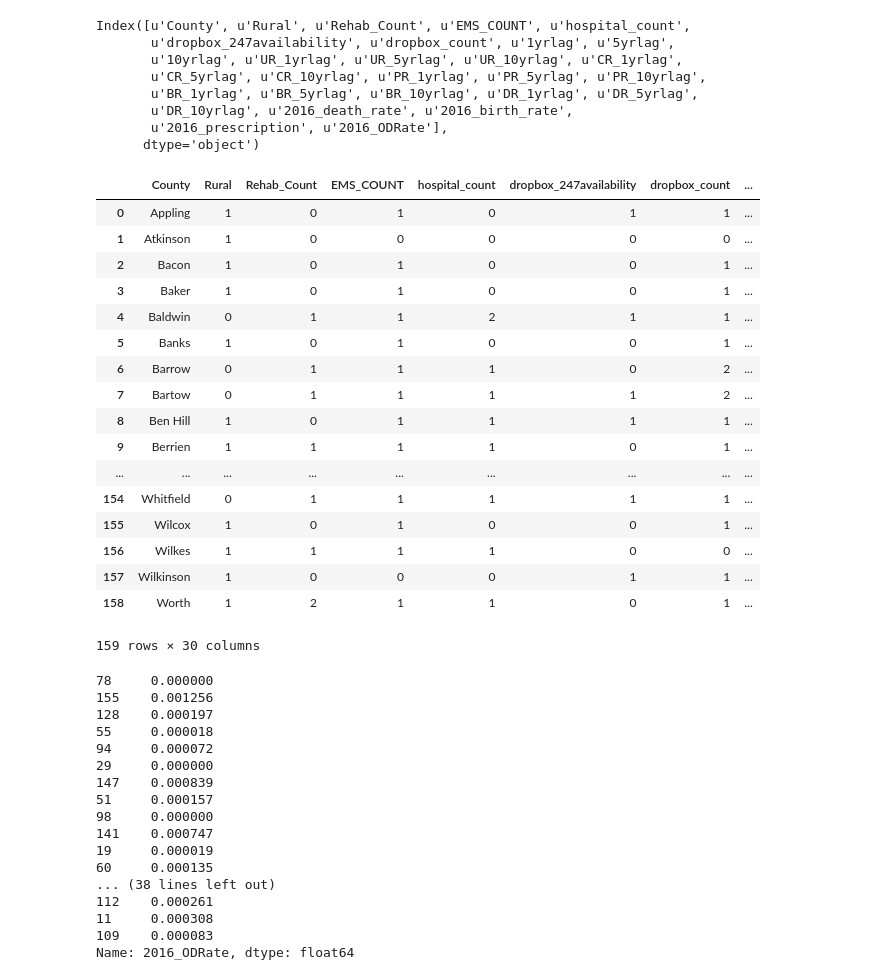
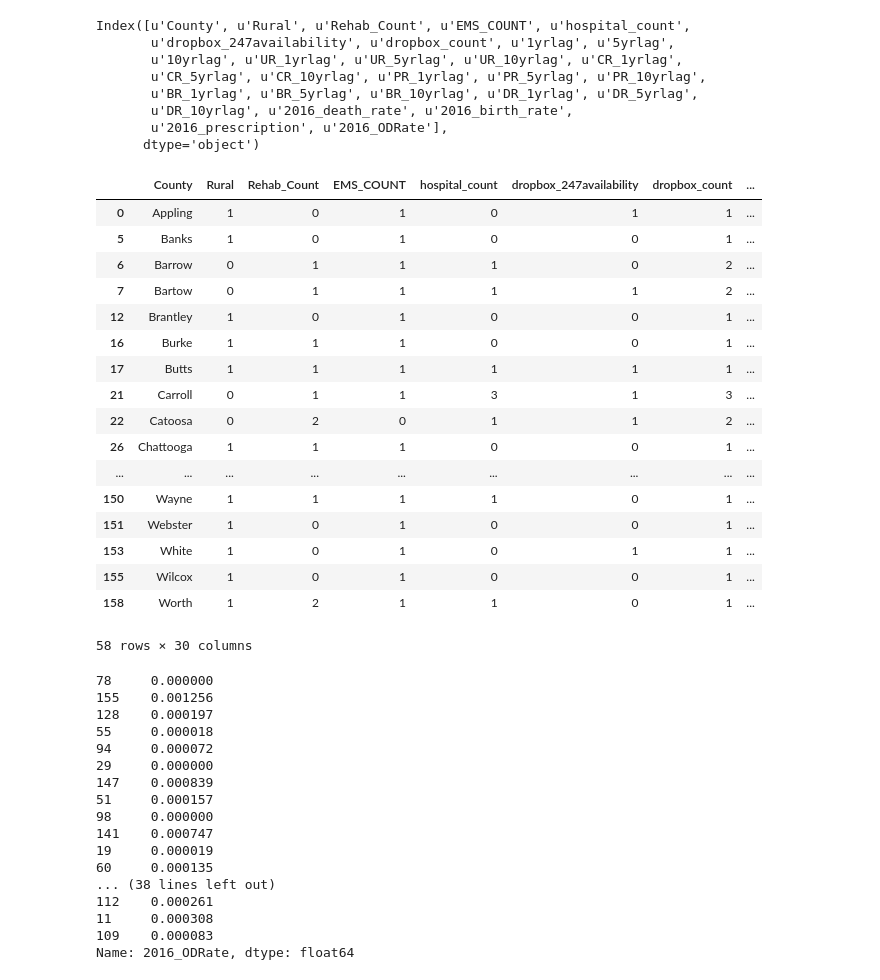
Before and after one commit to seungkwanbaek/GeorgiaOpioid, a Jupyter notebook: Aggregating Data.ipynb, the cells around one changed output. Saved outputs shown, nothing was run; the diff lists cells and outputs as text; code cells hidden in the pictures.

```diff
--- a/Aggregating Data.ipynb
+++ b/Aggregating Data.ipynb
@@ -28,6 +30,7 @@ birth_rate = pd.read_csv('birth_rate.csv', sep=',', na_values=[" ", ""])
 death_rate = pd.read_csv('death_rate.csv', sep=',', na_values=[" ", ""])
 # %%
 #Normalizing Time-Series Data
+UR.iloc[:,1:]=UR.iloc[:,1:]/100
 birth_rate.iloc[:,1:]=birth_rate.iloc[:,1:]/1000
 death_rate.iloc[:,1:]=death_rate.iloc[:,1:]/1000
 prescription.iloc[:,1:]=prescription.iloc[:,1:]/100
@@ -99,27 +102,27 @@ Index([u'County', u'Rural', u'Rehab_Count', u'EMS_COUNT', u'hospital_count',
 #2015 National OD Rate
 #52,404/323100000
 df2['2016ODabovenatavg'] = df2['2016_ODRate'] > nat_OD_rate
-# %%
-df2
-# %% [output]
-|  | County | Rural | Rehab_Count | EMS_COUNT | hospital_count | dropbox_247availability | dropbox_count | ... |
-| 0 | Appling | 1 | 0 | 1 | 0 | 1 | 1 | ... |
-| 1 | Atkinson | 1 | 0 | 0 | 0 | 0 | 0 | ... |
-| 2 | Bacon | 1 | 0 | 1 | 0 | 0 | 1 | ... |
-| 3 | Baker | 1 | 0 | 1 | 0 | 0 | 1 | ... |
-| 4 | Baldwin | 0 | 1 | 1 | 2 | 1 | 1 | ... |
-| 5 | Banks | 1 | 0 | 1 | 0 | 0 | 1 | ... |
-| 6 | Barrow | 0 | 1 | 1 | 1 | 0 | 2 | ... |
-| 7 | Bartow | 0 | 1 | 1 | 1 | 1 | 2 | ... |
-| 8 | Ben Hill | 1 | 0 | 1 | 1 | 1 | 1 | ... |
-| 9 | Berrien | 1 | 1 | 1 | 1 | 0 | 1 | ... |
-| ... | ... | ... | ... | ... | ... | ... | ... | ... |
-| 154 | Whitfield | 0 | 1 | 1 | 1 | 1 | 1 | ... |
-| 155 | Wilcox | 1 | 0 | 1 | 0 | 0 | 1 | ... |
-| 156 | Wilkes | 1 | 1 | 1 | 1 | 0 | 0 | ... |
-| 157 | Wilkinson | 1 | 0 | 0 | 0 | 1 | 1 | ... |
-| 158 | Worth | 1 | 2 | 1 | 1 | 0 | 1 | ... |
-159 rows × 30 columns
+# %%
+df2[df2['2016_ODRate'] > nat_OD_rate]
+# %% [output]
+|  | County | Rural | Rehab_Count | EMS_COUNT | hospital_count | dropbox_247availability | dropbox_count | ... |
+| 0 | Appling | 1 | 0 | 1 | 0 | 1 | 1 | ... |
+| 5 | Banks | 1 | 0 | 1 | 0 | 0 | 1 | ... |
+| 6 | Barrow | 0 | 1 | 1 | 1 | 0 | 2 | ... |
+| 7 | Bartow | 0 | 1 | 1 | 1 | 1 | 2 | ... |
+| 12 | Brantley | 1 | 0 | 1 | 0 | 0 | 1 | ... |
+| 16 | Burke | 1 | 1 | 1 | 0 | 0 | 1 | ... |
+| 17 | Butts | 1 | 1 | 1 | 1 | 1 | 1 | ... |
+| 21 | Carroll | 0 | 1 | 1 | 3 | 1 | 3 | ... |
+| 22 | Catoosa | 0 | 2 | 0 | 1 | 1 | 2 | ... |
+| 26 | Chattooga | 1 | 1 | 1 | 0 | 0 | 1 | ... |
+| ... | ... | ... | ... | ... | ... | ... | ... | ... |
+| 150 | Wayne | 1 | 1 | 1 | 1 | 0 | 1 | ... |
+| 151 | Webster | 1 | 0 | 1 | 0 | 0 | 1 | ... |
+| 153 | White | 1 | 0 | 1 | 0 | 1 | 1 | ... |
+| 155 | Wilcox | 1 | 0 | 1 | 0 | 0 | 1 | ... |
+| 158 | Worth | 1 | 2 | 1 | 1 | 0 | 1 | ... |
+58 rows × 30 columns
 # %%
 features = list(df2.columns[1:-1])
 X = df2[features]
```
Also changed, not shown: parts of 1 cell of this notebook.
